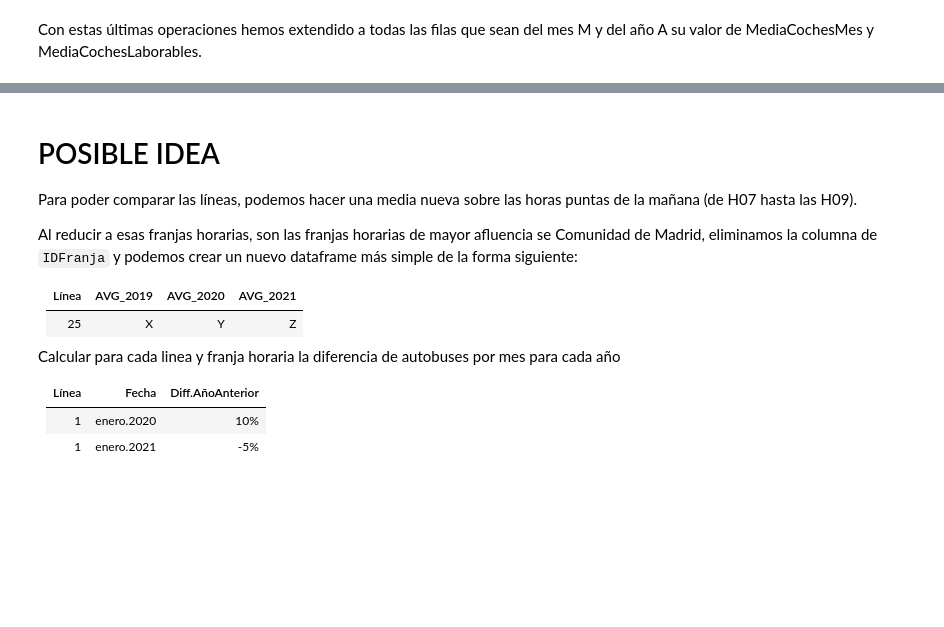
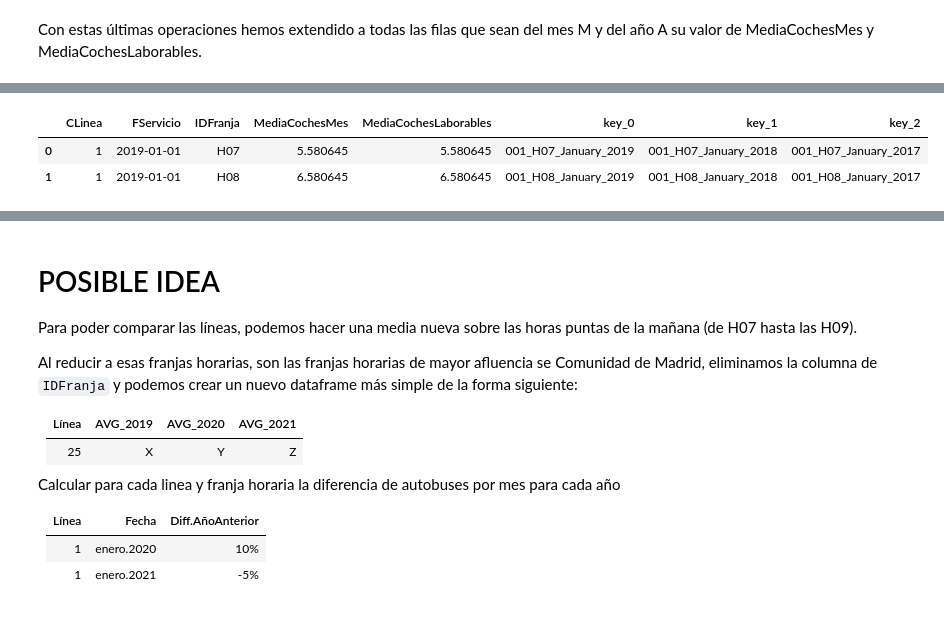
Before and after one commit to nacholopex/emt_madrid, a Jupyter notebook: 2022_emt_evolucion.ipynb, the cells around one changed output, grey strips where cells are left out. Cells and saved outputs as stored; diff of their text form; code cells hidden in the pictures; blank space fills up the shorter version.

```diff
--- a/2022_emt_evolucion.ipynb
+++ b/2022_emt_evolucion.ipynb
@@ -184,6 +192,12 @@ for index in range(0,3):
                 +'_'+coches_mes['IDFranja']\
                 +'_'+coches_mes['FServicio'].dt.month_name()\
                 +'_'+ (coches_mes['FServicio'].dt.year-index).astype(str)
+# %%
+coches_mes.head(2)
+# %% [output]
+|  | CLinea | FServicio | IDFranja | MediaCochesMes | MediaCochesLaborables | key_0 | key_1 | key_2 |
+| 0 | 1 | 2019-01-01 | H07 | 5.580645 | 5.580645 | 001_H07_January_2019 | 001_H07_January_2018 | 001_H07_January_2017 |
+| 1 | 1 | 2019-01-01 | H08 | 6.580645 | 6.580645 | 001_H08_January_2019 | 001_H08_January_2018 | 001_H08_January_2017 |
 # %%
 # En caso de que ya tenga las columnas las elimino para que no me de problemas
 indices = [i for i, item in enumerate(coches_mes.columns) if re.search('avg_key_', item)]
```
Also changed, not shown: parts of 28 cells of this notebook, 2 other files.
